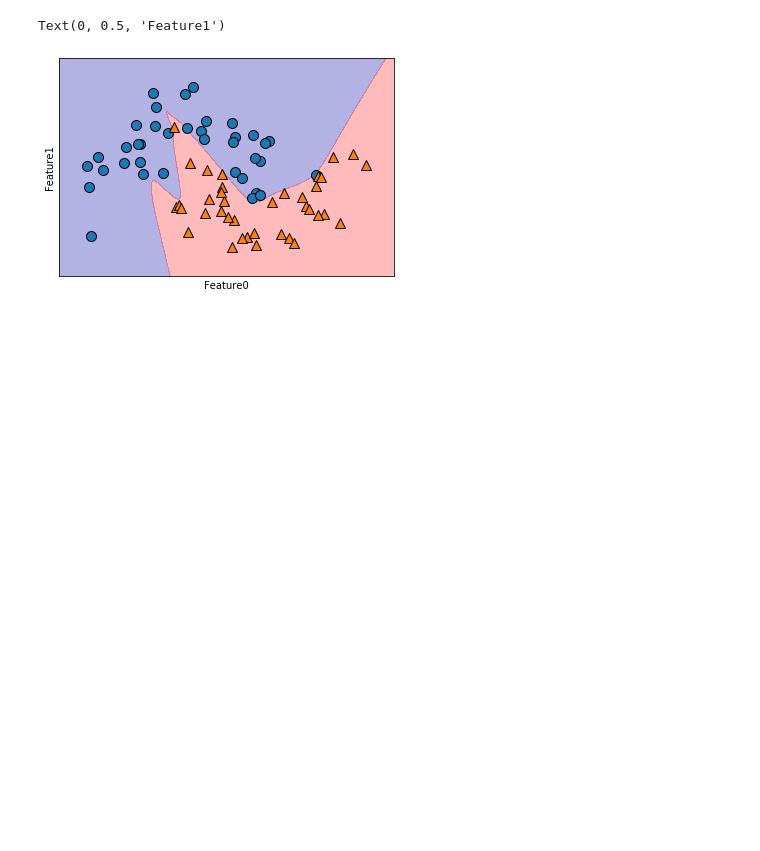
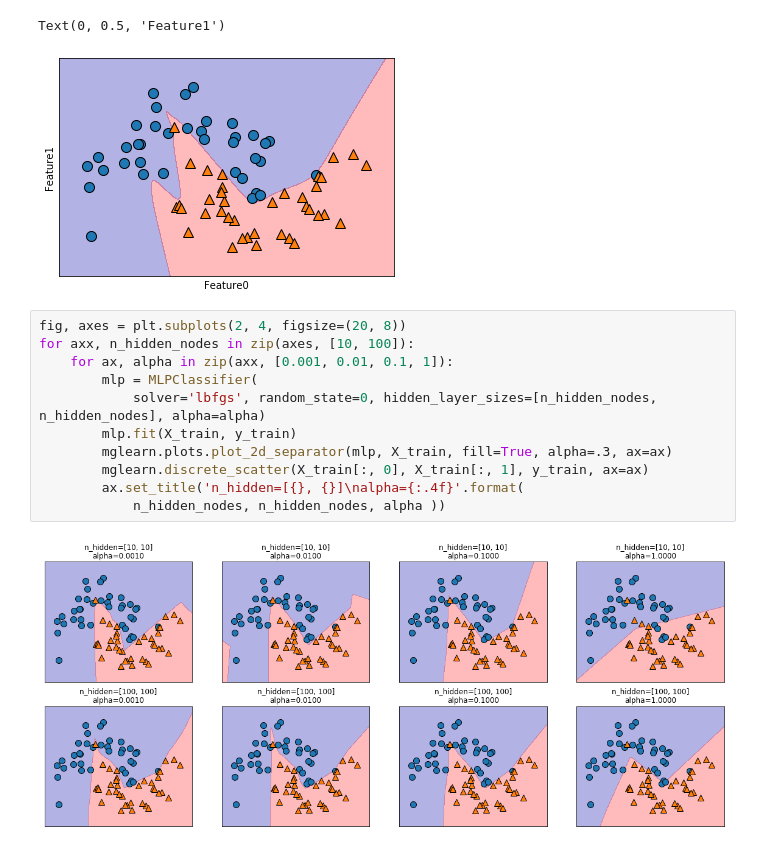
Before and after one commit to fidemin/machine-learning-practice, a Jupyter notebook: intro-to-ml-python/chapter02/neural_networks.ipynb, the cells around one changed output. Cells and saved outputs as stored; diff of their text form; blank space fills up the shorter version.

```diff
--- a/intro-to-ml-python/chapter02/neural_networks.ipynb
+++ b/intro-to-ml-python/chapter02/neural_networks.ipynb
@@ -75,3 +75,16 @@ plt.ylabel('Feature1')
 # %% [output]
 Text(0, 0.5, 'Feature1')
 [figure]
+# %%
+fig, axes = plt.subplots(2, 4, figsize=(20, 8))
+for axx, n_hidden_nodes in zip(axes, [10, 100]):
+    for ax, alpha in zip(axx, [0.001, 0.01, 0.1, 1]):
+        mlp = MLPClassifier(
+            solver='lbfgs', random_state=0, hidden_layer_sizes=[n_hidden_nodes, n_hidden_nodes], alpha=alpha)
+        mlp.fit(X_train, y_train)
+        mglearn.plots.plot_2d_separator(mlp, X_train, fill=True, alpha=.3, ax=ax)
+        mglearn.discrete_scatter(X_train[:, 0], X_train[:, 1], y_train, ax=ax)
+        ax.set_title('n_hidden=[{}, {}]\nalpha={:.4f}'.format(
+            n_hidden_nodes, n_hidden_nodes, alpha ))
+# %% [output]
+[figure, added]
```
Also changed, not shown: parts of 5 cells of this notebook.
